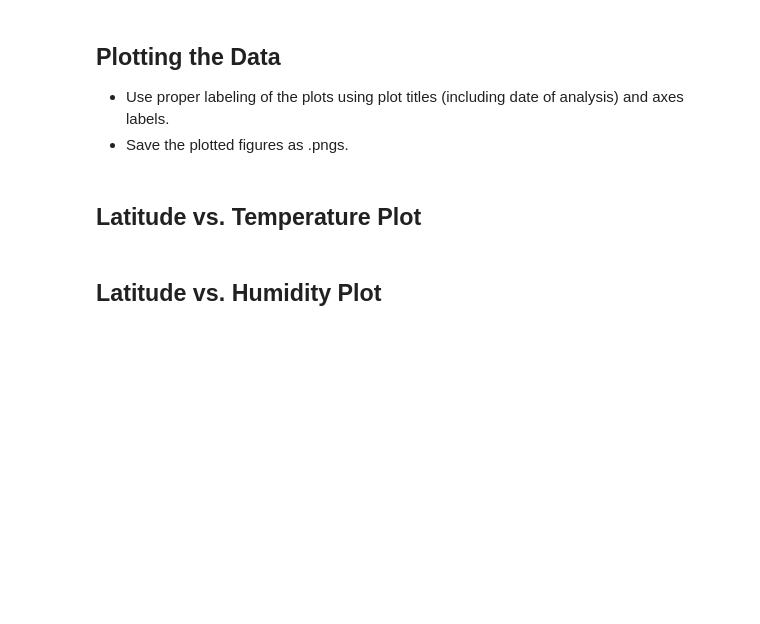
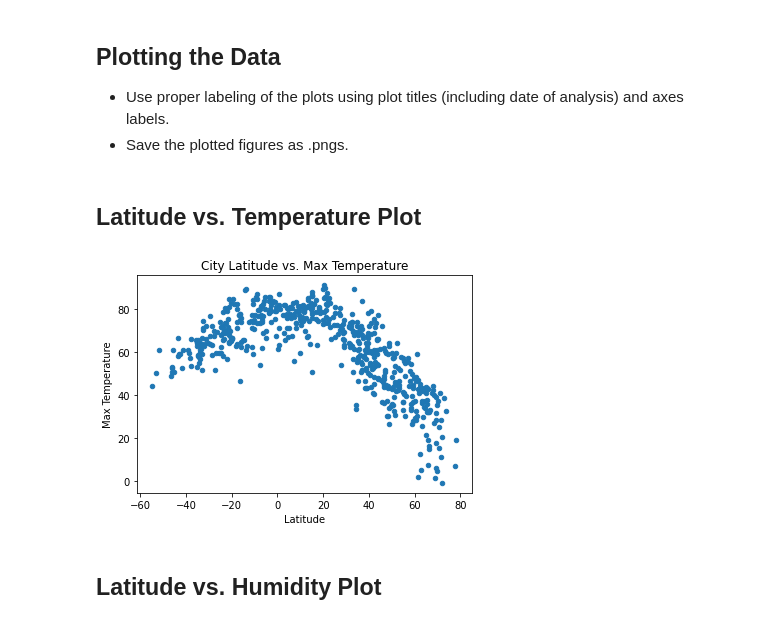
Before and after one commit to jm18443/python-api-challenge, a Jupyter notebook: starter_code/WeatherPy.ipynb, the cells around one changed output. Saved outputs shown, nothing was run; the diff lists cells and outputs as text; code cells hidden in the pictures; blank space fills up the shorter version.

```diff
--- a/starter_code/WeatherPy.ipynb
+++ b/starter_code/WeatherPy.ipynb
@@ -68,20 +73,18 @@ humidity = []
 cloudiness = []
 wind_speed = []
 proc_num = 0
-set_num = 0
+set_num = 1
 # Loop through each character
 for city in cities:
 
     # Create search query, make request and store in json
-    query = f"{url}appid={weather_api_key}&q="
+    units = "imperial"
+    query = f"{url}appid={weather_api_key}&units={units}&q="
     response = requests.get(query + city)
     response_json = response.json()
 
     # Try to grab the height and mass of characters if they are available in the Star Wars API
     try:
-        city_name.append(response_json['name'])
-        country.append(response_json["sys"]["country"])
-        date.append(response_json["dt"])
         city_name.append(response_json['name'])
         country.append(response_json["sys"]["country"])
         date.append(response_json["dt"])
@@ -93,15 +96,19 @@ for city in cities:
         wind_speed.append(response_json["wind"]["speed"])
         city_record = response_json["name"]
 
-        if set_num < 50:
+        if proc_num < 49:
+            proc_num+=1
+        else:
+            proc_num = 0
             set_num+=1
-        else:
-            set_num = 0
 
-        proc_num+=1
         print(f"Processing Record {proc_num} of Set {set_num} | {city_record}")
     # Handle exceptions for a character that is not available in the Star Wars API
     except:
         print("City not found. Skipping...")
 
         pass
+
+print(f"-------------------------------")
+print(f"Data Retrieval Complete")
+print(f"-------------------------------")
@@ -144,5 +181,11 @@ Skip this step if there are no cities that have humidity > 100%.
 * Save the plotted figures as .pngs.
 # %% [markdown]
 ## Latitude vs. Temperature Plot
+# %%
+lat_v_temp = weather_data.plot(kind = "scatter", x="Latitude", y="Max Temperature",
+                                      title="City Latitude vs. Max Temperature")
+lat_v_temp.get_figure().savefig("../output_data/Fig1.png")
+# %% [output]
+[figure, added]
 # %% [markdown]
 ## Latitude vs. Humidity Plot
```
Also changed, not shown: parts of 17 cells of this notebook, 8 other files.
